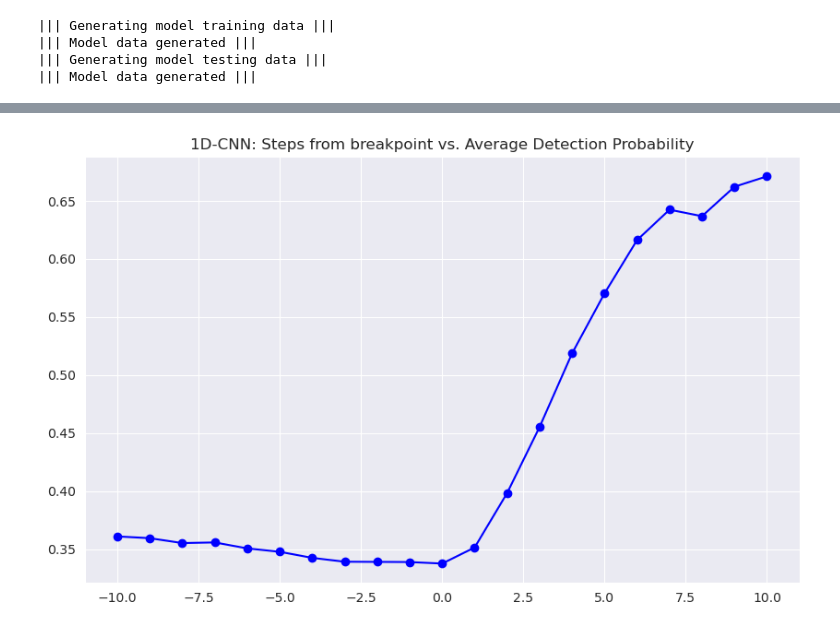
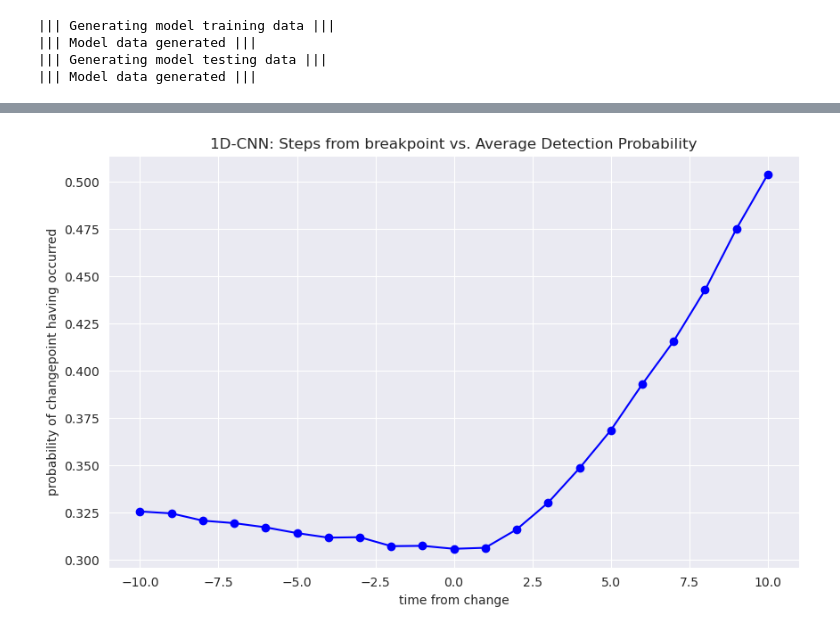
Before and after one commit to zm237/Intro-to-Deep-Learning-Projects, a Jupyter notebook: Project 3/Homework3.ipynb, the cells around one changed output, grey strips where cells are left out. Saved outputs shown, nothing was run; the diff lists cells and outputs as text; code cells hidden in the pictures.

Commit message:
Added all work for Question 1 just need a write up. Also added all figure for Question 1.

```diff
--- a/Project 3/Homework3.ipynb
+++ b/Project 3/Homework3.ipynb
@@ -447,8 +617,11 @@ class AnomalyDetectorCNN(nn.Module):
     def __init__(self, CNN_dropout=0 ,linear_dropout=0):
         super().__init__()
 
-        self.cnn_layer_1_size = 32
-        self.cnn_layer_2_size = 64
+        self.cnn_layer_1_size = 64
+        self.cnn_layer_2_size = 128
+        self.cnn_layer_3_size = 1024
+
+        self.cnn_layer_final = self.cnn_layer_3_size
 
         self.cnn_dropout = CNN_dropout
 
@@ -456,31 +629,38 @@ class AnomalyDetectorCNN(nn.Module):
             nn.Conv1d(in_channels=10, out_channels=self.cnn_layer_1_size, kernel_size=5, padding=2),
             nn.ReLU(),
 
-            nn.Conv1d(in_channels=32, out_channels=self.cnn_layer_2_size, kernel_size=5, padding=2),
+            nn.Conv1d(in_channels=self.cnn_layer_1_size, out_channels=self.cnn_layer_2_size, kernel_size=3, padding=2),
+            nn.ReLU(),
+
+            nn.Conv1d(in_channels=self.cnn_layer_2_size, out_channels=self.cnn_layer_3_size, kernel_size=2, padding=2),
             nn.ReLU(),
         )
 
-        self.linear_layer_1_size = 512
-        self.linear_layer_2_size = 256
-        self.linear_layer_3_size = 128
-        self.linear_layer_4_size = 64
+        self.linear_layer_1_size = 256
+        self.linear_layer_2_size = 100
+        self.linear_layer_3_size = 50
+        self.linear_layer_4_size = 20
         self.final_output_layer_size = 1
 
 
         self.classifier = nn.Sequential(
-            nn.Linear(in_features=self.cnn_layer_2_size, out_features=self.linear_layer_1_size),
+            nn.Linear(in_features=self.cnn_layer_final, out_features=self.linear_layer_1_size),
+            nn.LayerNorm(normalized_shape=self.linear_layer_1_size),
             nn.ReLU(),
             nn.Dropout(p=linear_dropout),
 
             nn.Linear(in_features=self.linear_layer_1_size, out_features=self.linear_layer_2_size),
+            nn.LayerNorm(normalized_shape=self.linear_layer_2_size),
             nn.ReLU(),
             nn.Dropout(p=linear_dropout),
 
             nn.Linear(in_features=self.linear_layer_2_size, out_features=self.linear_layer_3_size),
+            nn.LayerNorm(normalized_shape=self.linear_layer_3_size),
             nn.ReLU(),
             nn.Dropout(p=linear_dropout),
 
             nn.Linear(in_features=self.linear_layer_3_size, out_features=self.linear_layer_4_size),
+            nn.LayerNorm(normalized_shape=self.linear_layer_4_size),
             nn.ReLU(),
             nn.Dropout(p=linear_dropout),
 
@@ -501,14 +681,21 @@ class AnomalyDetectorCNN(nn.Module):
 
         return logits
 # %%
+# Model Hyperparameters
+m2_CNN_dropout = 0.25
+m2_linear_dropout = 0.25
+
 # Training Loop Hyperparameter setup
-m2_learning_rate = 1e-3
-m2_epochs = 10
+m2_learning_rate = 1e-5
+m2_epochs = 30
 
 m2_epoch_over_training_loss = []
 m2_epoch_over_testing_loss = []
 # %%
-model_2 = AnomalyDetectorCNN().to(device)
+model_2 = AnomalyDetectorCNN(
+    m2_CNN_dropout,
+    m2_linear_dropout
+).to(device)
 
 loss_function = nn.BCEWithLogitsLoss()
 optimizer = optim.Adam(model_2.parameters(), lr=m2_learning_rate)
@@ -656,13 +870,15 @@ y_axis = [
 # %%
 plt.figure(figsize=(10,6))
 
 plt.plot(x_axis, y_axis, marker='o', linestyle='-', color='blue', label='Average Detection Probability')
 
 plt.title('1D-CNN: Steps from breakpoint vs. Average Detection Probability')
+plt.xlabel('time from change')
+plt.ylabel('probability of changepoint having occurred')
 
 plt.show()
 # %% [output]
-[figure, old version]
+[figure, new version]
 # %%
 example_dataloader = DataLoader(
     generate_data_tensors(custom_sequence_range=range(100, 201)),
```
Also changed, not shown: parts of 16 cells of this notebook, 4 other files.
